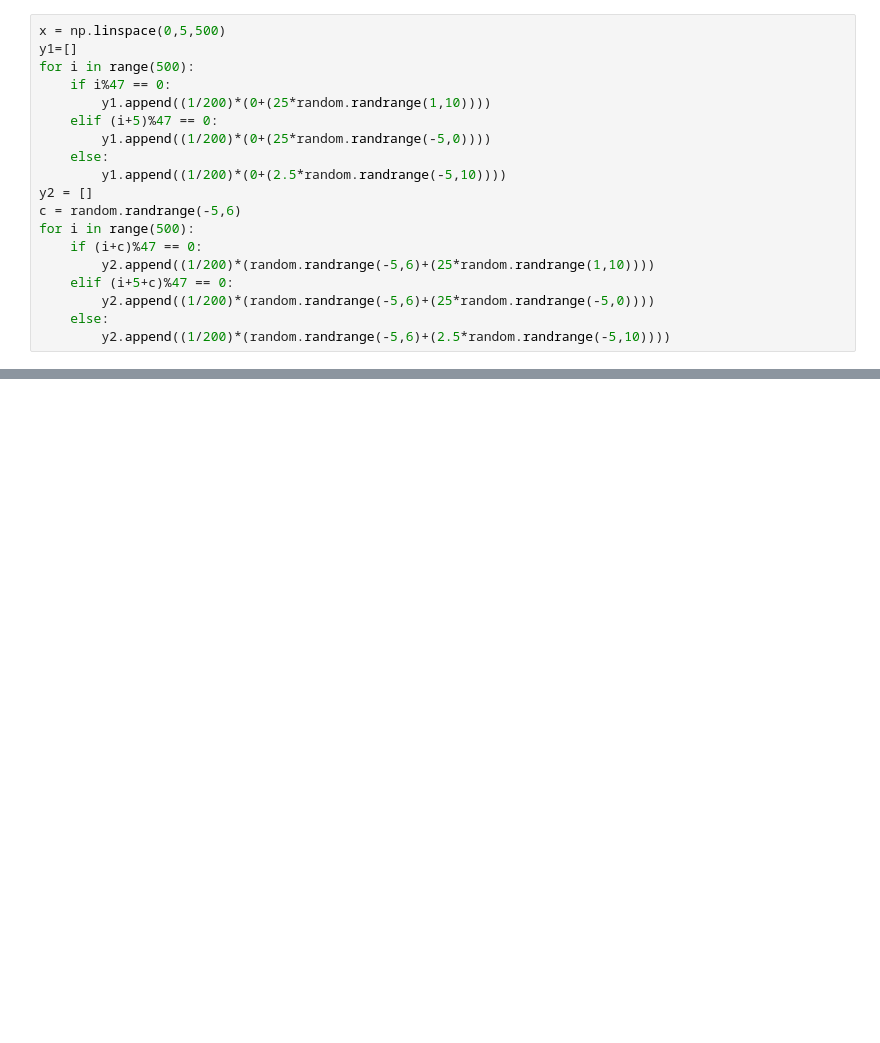
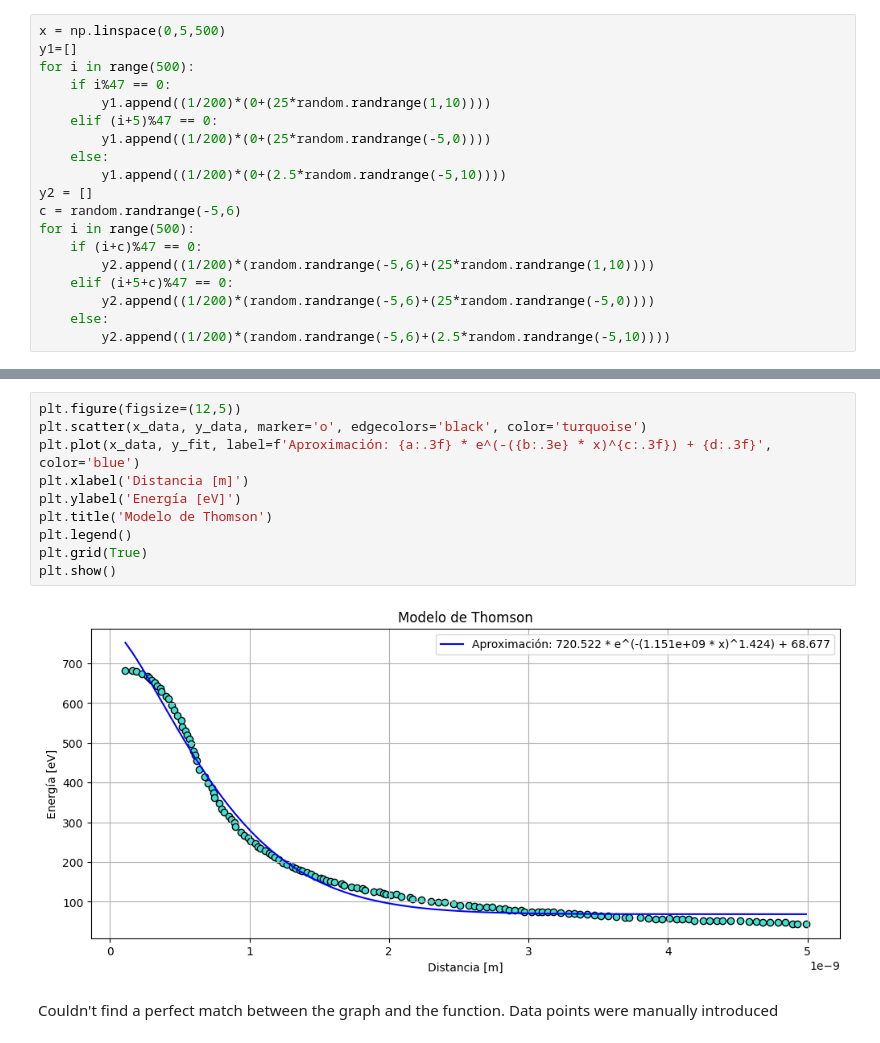
Before and after one commit to Alexisphysics2811/Code, a Jupyter notebook: Python/Projects/P08/graphs.ipynb, the cells around one changed output, grey strips where cells are left out. Saved outputs shown, nothing was run; the diff lists cells and outputs as text; blank space fills up the shorter version.

```diff
--- a/Python/Projects/P08/graphs.ipynb
+++ b/Python/Projects/P08/graphs.ipynb
@@ -65,0 +130,14 @@ plt.grid(True)
+# %%
+plt.figure(figsize=(12,5))
+plt.scatter(x_data, y_data, marker='o', edgecolors='black', color='turquoise')
+plt.plot(x_data, y_fit, label=f'Aproximación: {a:.3f} * e^(-({b:.3e} * x)^{c:.3f}) + {d:.3f}', color='blue')
+plt.xlabel('Distancia [m]')
+plt.ylabel('Energía [eV]')
+plt.title('Modelo de Thomson')
+plt.legend()
+plt.grid(True)
+plt.show()
+# %% [output]
+[figure, added]
+# %% [markdown]
+Couldn't find a perfect match between the graph and the function. Data points were manually introduced
```
Also changed, not shown: parts of 4 cells of this notebook, 1 other file.
